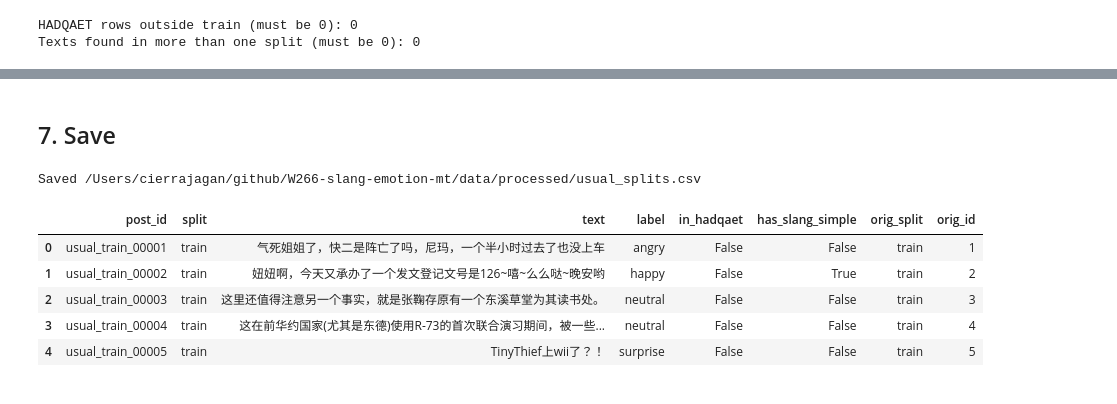
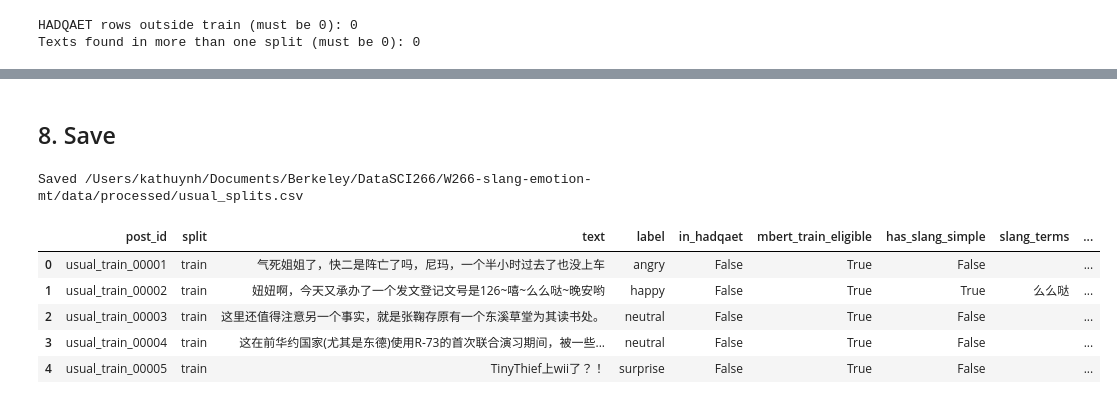
Before and after one commit to cierrajagan/W266-slang-emotion-mt, a Jupyter notebook: notebooks/02_split_usual.ipynb, the cells around one changed output, grey strips where cells are left out. Saved outputs shown, nothing was run; the diff lists cells and outputs as text; code cells hidden in the pictures.

Commit message:
update notebook 2 to also create the slang and matched non-slang pairs. Added new metadata to usual_splits.csv and created new rq1 matched files

```diff
--- a/notebooks/02_split_usual.ipynb
+++ b/notebooks/02_split_usual.ipynb
@@ -115,6 +117,8 @@ for text in usual["text"]:
         in_hadqaet.append(True)
     else:
         in_hadqaet.append(False)
+
+usual["normalized_text"] = usual["text"].astype(str).str.strip()
 usual["in_hadqaet"] = in_hadqaet #add to text table
 
 print(f"HADQAET post ids found in usual: {len(hadqaet_post_ids)}")
@@ -291,9 +360,12 @@ surprise + slang: Total (56), Eval (6), Test (6), Train (44)
 # %%
 # Copy each text's split back onto every row with that text
 new_split = []
-for text in usual["text"]:
+for text in usual["normalized_text"]:
     new_split.append(split_of_text[text.strip()])
 usual["split"] = new_split
+# %%
+usual["mbert_train_eligible"] = (usual["split"] == "train") & (~usual["in_hadqaet"])
+assert usual["split"].notna().all()
 # %% [markdown]
 ## 6. Check the split
 # %%
@@ -370,17 +681,19 @@ Texts found in more than one split (must be 0): 0
 # %% [markdown]
-## 7. Save
+## 8. Save
 # %%
-columns_to_save = ["post_id", "split", "text", "label", "in_hadqaet", "has_slang_simple", "orig_split", "orig_id"]
+# usual_splits.csv
+columns_to_save = ["post_id", "split", "text", "label", "in_hadqaet", "mbert_train_eligible", "has_slang_simple",
+                   "slang_terms", "slang_definitions", "incorrect_slang_definitions", "orig_split", "orig_id"]
 output_path = os.path.join(processed_folder, "usual_splits.csv")
 usual[columns_to_save].to_csv(output_path, index=False, encoding="utf-8-sig")
 
 print("Saved", output_path)
 usual[columns_to_save].head()
 # %% [output]
-Saved /Users/cierrajagan/github/W266-slang-emotion-mt/data/processed/usual_splits.csv
+Saved /Users/kathuynh/Documents/Berkeley/DataSCI266/W266-slang-emotion-mt/data/processed/usual_splits.csv
-|  | post_id | split | text | label | in_hadqaet | has_slang_simple | orig_split | orig_id |
-| 0 | usual_train_00001 | train | 气死姐姐了，快二是阵亡了吗，尼玛，一个半小时过去了也没上车 | angry | False | False | train | 1 |
-| 1 | usual_train_00002 | train | 妞妞啊，今天又承办了一个发文登记文号是126~嘻~么么哒~晚安哟 | happy | False | True | train | 2 |
-| 2 | usual_train_00003 | train | 这里还值得注意另一个事实，就是张鞠存原有一个东溪草堂为其读书处。 | neutral | False | False | train | 3 |
-| 3 | usual_train_00004 | train | 这在前华约国家(尤其是东德)使用R-73的首次联合演习期间，被一些... | neutral | False | False | train | 4 |
-| 4 | usual_train_00005 | train | TinyThief上wii了？！ | surprise | False | False | train | 5 |
+|  | post_id | split | text | label | in_hadqaet | mbert_train_eligible | has_slang_simple | slang_terms | ... |
+| 0 | usual_train_00001 | train | 气死姐姐了，快二是阵亡了吗，尼玛，一个半小时过去了也没上车 | angry | False | True | False |  | ... |
+| 1 | usual_train_00002 | train | 妞妞啊，今天又承办了一个发文登记文号是126~嘻~么么哒~晚安哟 | happy | False | True | True | 么么哒 | ... |
+| 2 | usual_train_00003 | train | 这里还值得注意另一个事实，就是张鞠存原有一个东溪草堂为其读书处。 | neutral | False | True | False |  | ... |
+| 3 | usual_train_00004 | train | 这在前华约国家(尤其是东德)使用R-73的首次联合演习期间，被一些... | neutral | False | True | False |  | ... |
+| 4 | usual_train_00005 | train | TinyThief上wii了？！ | surprise | False | True | False |  | ... |
```
Also changed, not shown: parts of 16 cells of this notebook, 6 other files.
